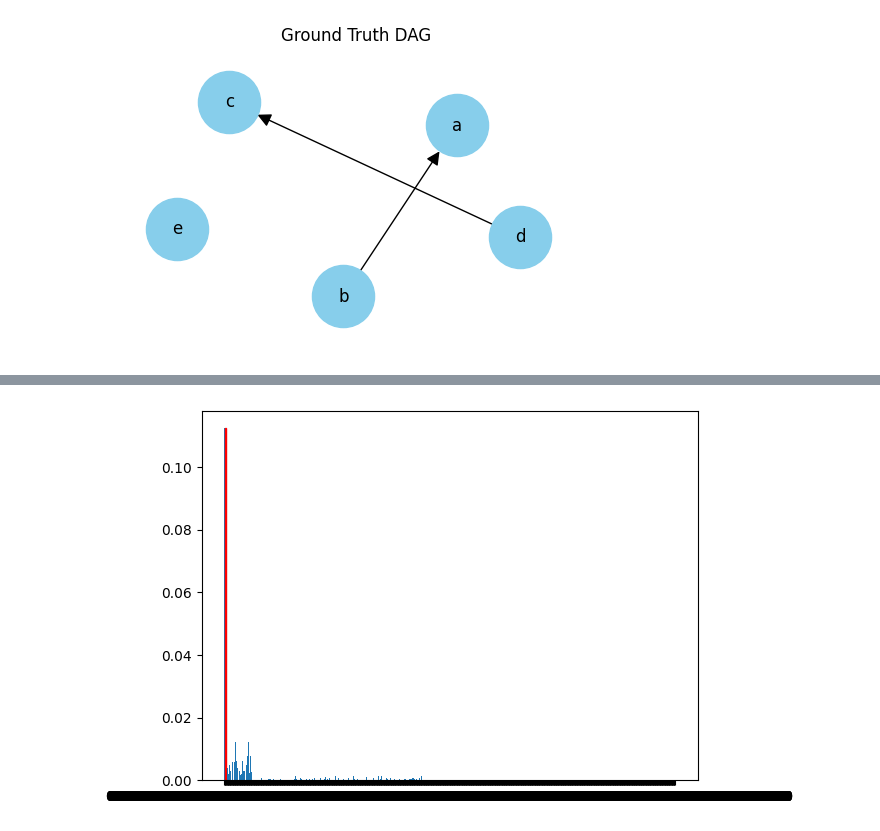
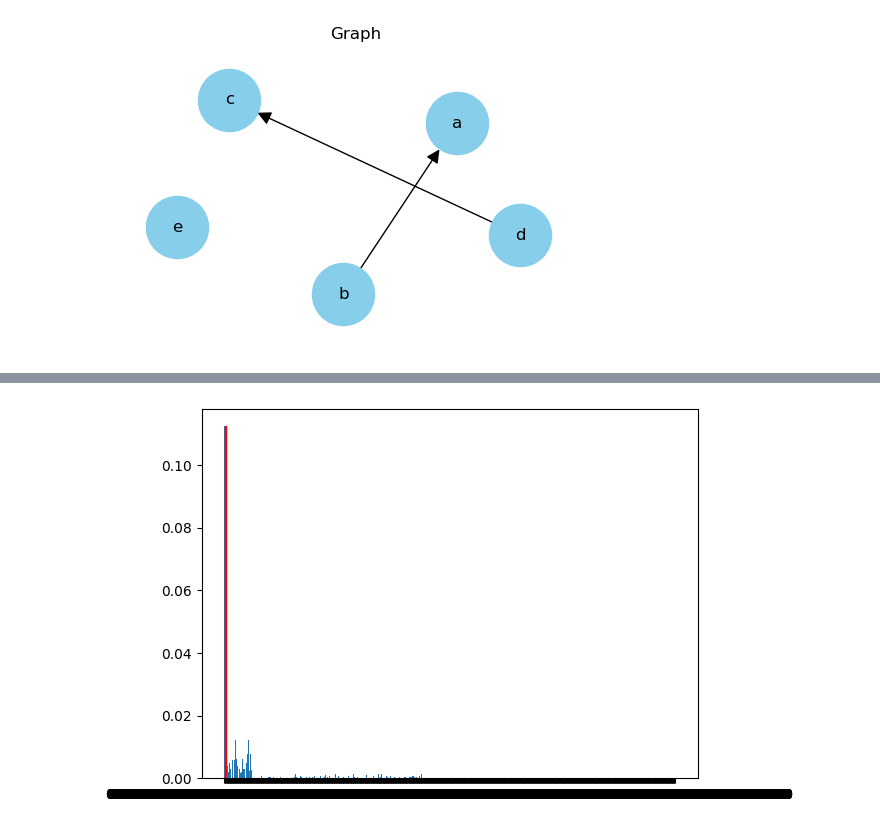
Before and after one commit to human-technology-institute/structure_learning, a Jupyter notebook: examples/partition_mcmc.ipynb, the cells around one changed output, grey strips where cells are left out. Saved outputs shown, nothing was run; the diff lists cells and outputs as text; code cells hidden in the pictures.

Commit message:
refactored partition mcmc to used new data classes

```diff
--- a/examples/partition_mcmc.ipynb
+++ b/examples/partition_mcmc.ipynb
@@ -22,9 +23,8 @@ synthetic_data = SyntheticDataset(num_nodes=num_nodes, num_obs=num_obs, node_lab
 # %%
 # visualise ground truth DAG
-from mcmc.utils.graph_utils import plot_graph_from_adj_mat
-plot_graph_from_adj_mat(synthetic_data.adj_mat.values, node_labels, title="Ground Truth DAG")
+synthetic_data.graph.plot()
 # %% [output]
-[figure, old version]
+[figure, new version]
 # %%
 synthetic_data.data
 # %% [output]
```
Also changed, not shown: parts of 11 cells of this notebook, 15 other files.
